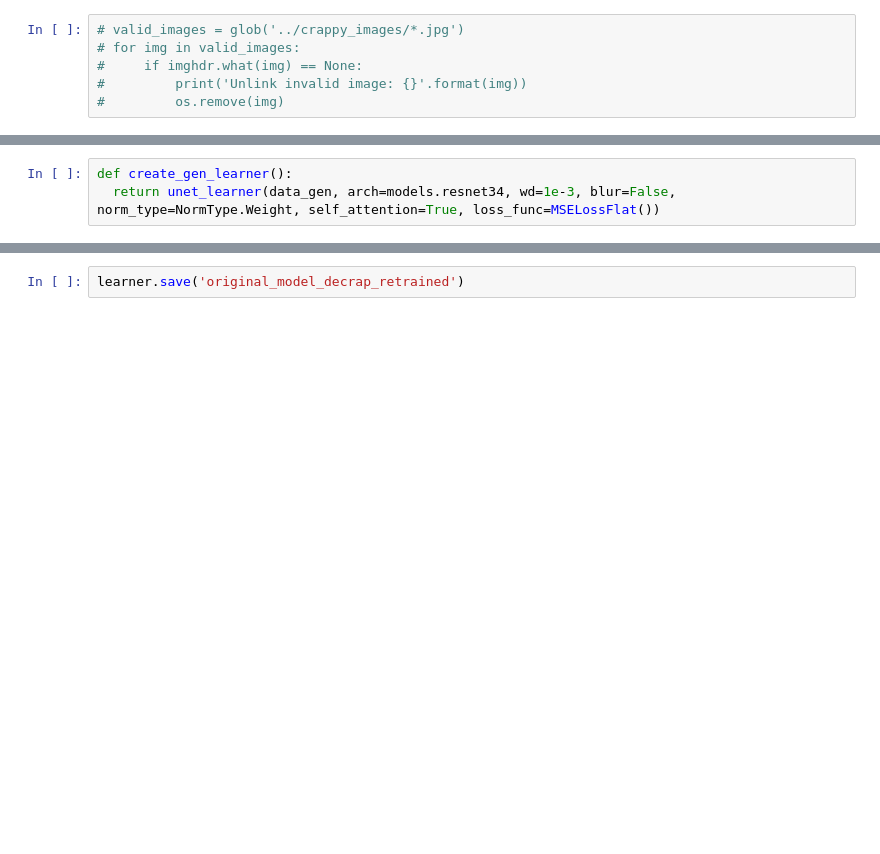
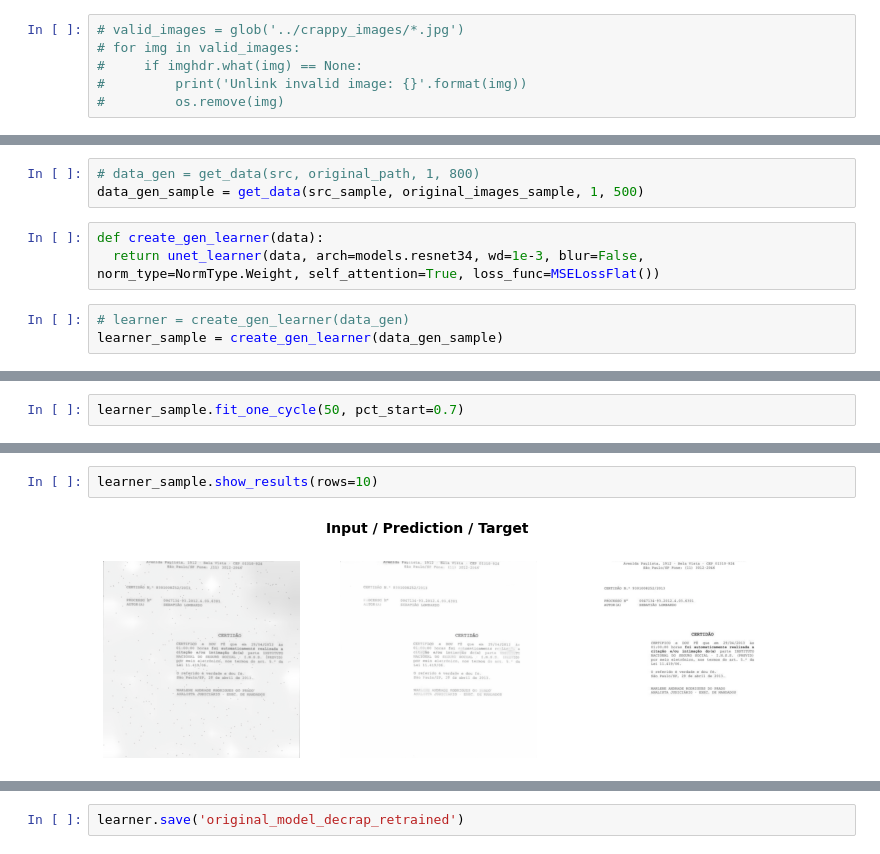
Before and after one commit to vitorbertulucci/tcc, a Jupyter notebook: cycle_gan/decrappification.ipynb, the cells around one changed output, grey strips where cells are left out. Cells and saved outputs as stored; diff of their text form; blank space fills up the shorter version.

```diff
--- a/cycle_gan/decrappification.ipynb
+++ b/cycle_gan/decrappification.ipynb
@@ -39,3 +42,9 @@ data_gen = get_data(2, 512)
+# %%
+# data_gen = get_data(src, original_path, 1, 800)
+data_gen_sample = get_data(src_sample, original_images_sample, 1, 500)
 # %%
-def create_gen_learner():
-  return unet_learner(data_gen, arch=models.resnet34, wd=1e-3, blur=False, norm_type=NormType.Weight, self_attention=True, loss_func=MSELossFlat())
+def create_gen_learner(data):
+  return unet_learner(data, arch=models.resnet34, wd=1e-3, blur=False, norm_type=NormType.Weight, self_attention=True, loss_func=MSELossFlat())
+# %%
+# learner = create_gen_learner(data_gen)
+learner_sample = create_gen_learner(data_gen_sample)
@@ -41,0 +53,2 @@ def create_gen_learner():
+# %%
+learner_sample.fit_one_cycle(50, pct_start=0.7)
@@ -41,0 +73,4 @@ def create_gen_learner():
+# %%
+learner_sample.show_results(rows=10)
+# %% [output]
+[figure, added]
```
Also changed, not shown: parts of 31 cells of this notebook, 14 other files.
